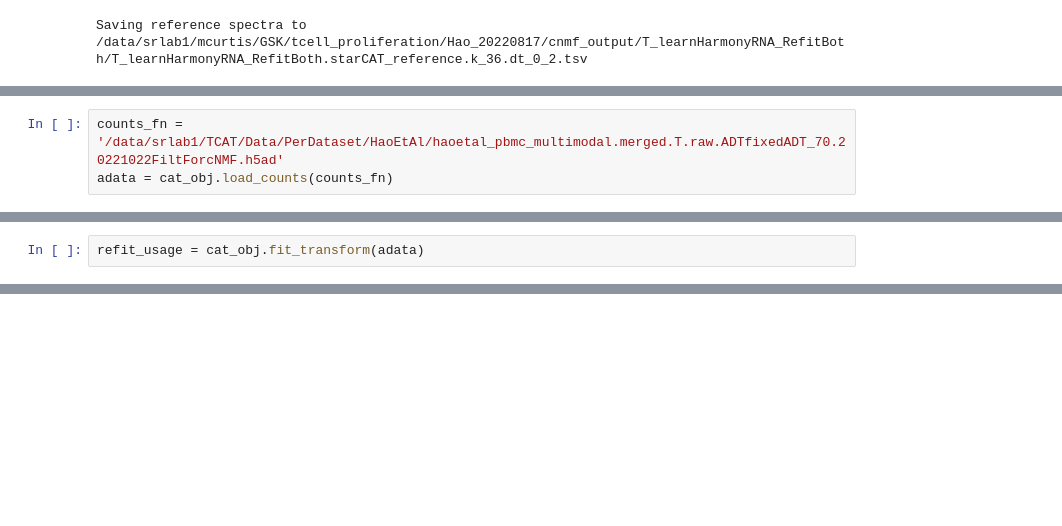
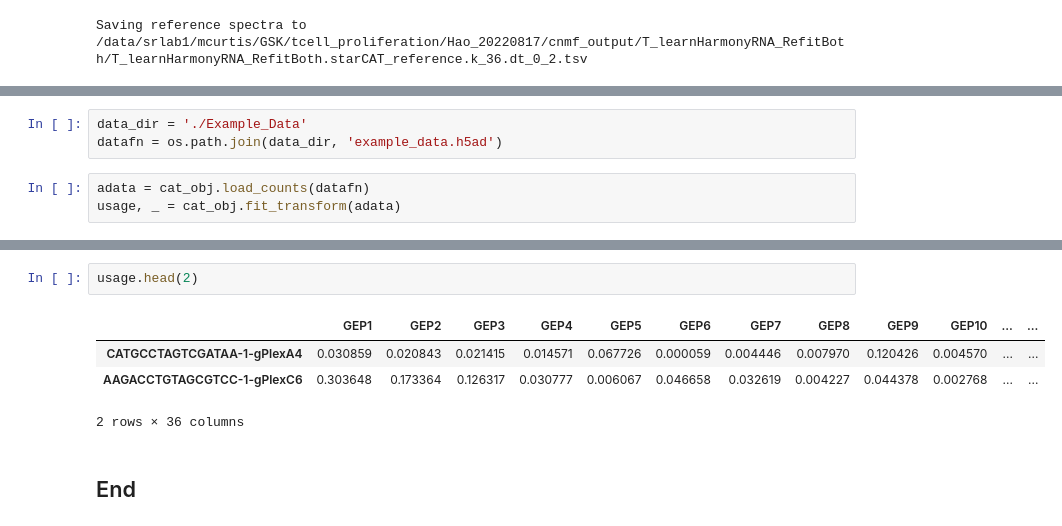
Before and after one commit to immunogenomics/starCAT, a Jupyter notebook: Testing/starCAT_testing.ipynb, the cells around one changed output, grey strips where cells are left out. Cells and saved outputs as stored; diff of their text form; blank space fills up the shorter version.

```diff
--- a/Testing/starCAT_testing.ipynb
+++ b/Testing/starCAT_testing.ipynb
@@ -375,3 +294,0 @@ cat_obj.ref
-# %%
-counts_fn = '/data/srlab1/TCAT/Data/PerDataset/HaoEtAl/haoetal_pbmc_multimodal.merged.T.raw.ADTfixedADT_70.20221022FiltForcNMF.h5ad'
-adata = cat_obj.load_counts(counts_fn)
@@ -404,2 +294,0 @@ cat_obj.ref
-# %%
-refit_usage = cat_obj.fit_transform(adata)
@@ -464,0 +311,6 @@ Index(['AL627309.1', 'AL669831.5', 'LINC00115', 'FAM41C', 'NOC2L', 'KLHL17',
+# %%
+data_dir = './Example_Data'
+datafn = os.path.join(data_dir, 'example_data.h5ad')
+# %%
+adata = cat_obj.load_counts(datafn)
+usage, _ = cat_obj.fit_transform(adata)
@@ -464,0 +331,9 @@ Index(['AL627309.1', 'AL669831.5', 'LINC00115', 'FAM41C', 'NOC2L', 'KLHL17',
+# %%
+usage.head(2)
+# %% [output]
+|  | GEP1 | GEP2 | GEP3 | GEP4 | GEP5 | GEP6 | GEP7 | GEP8 | GEP9 | GEP10 | ... | ... |
+| CATGCCTAGTCGATAA-1-gPlexA4 | 0.030859 | 0.020843 | 0.021415 | 0.014571 | 0.067726 | 0.000059 | 0.004446 | 0.007970 | 0.120426 | 0.004570 | ... | ... |
+| AAGACCTGTAGCGTCC-1-gPlexC6 | 0.303648 | 0.173364 | 0.126317 | 0.030777 | 0.006067 | 0.046658 | 0.032619 | 0.004227 | 0.044378 | 0.002768 | ... | ... |
+2 rows × 36 columns
+# %% [markdown]
+## End
```
Also changed, not shown: parts of 58 cells of this notebook.
